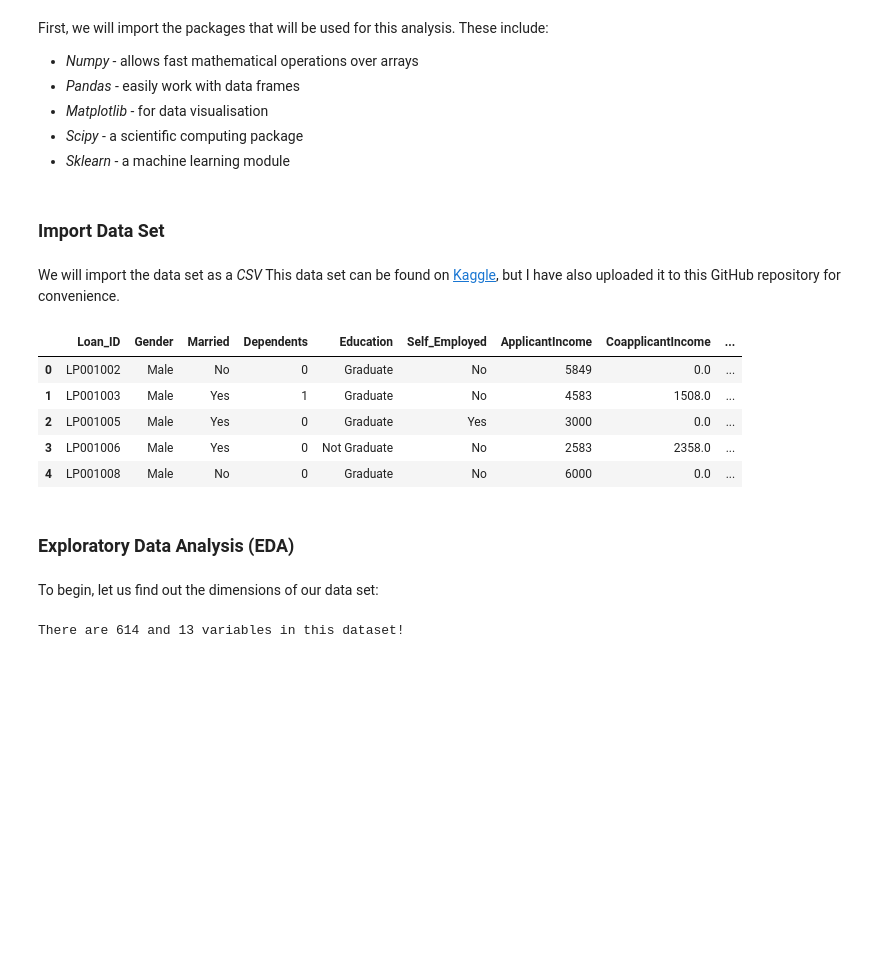
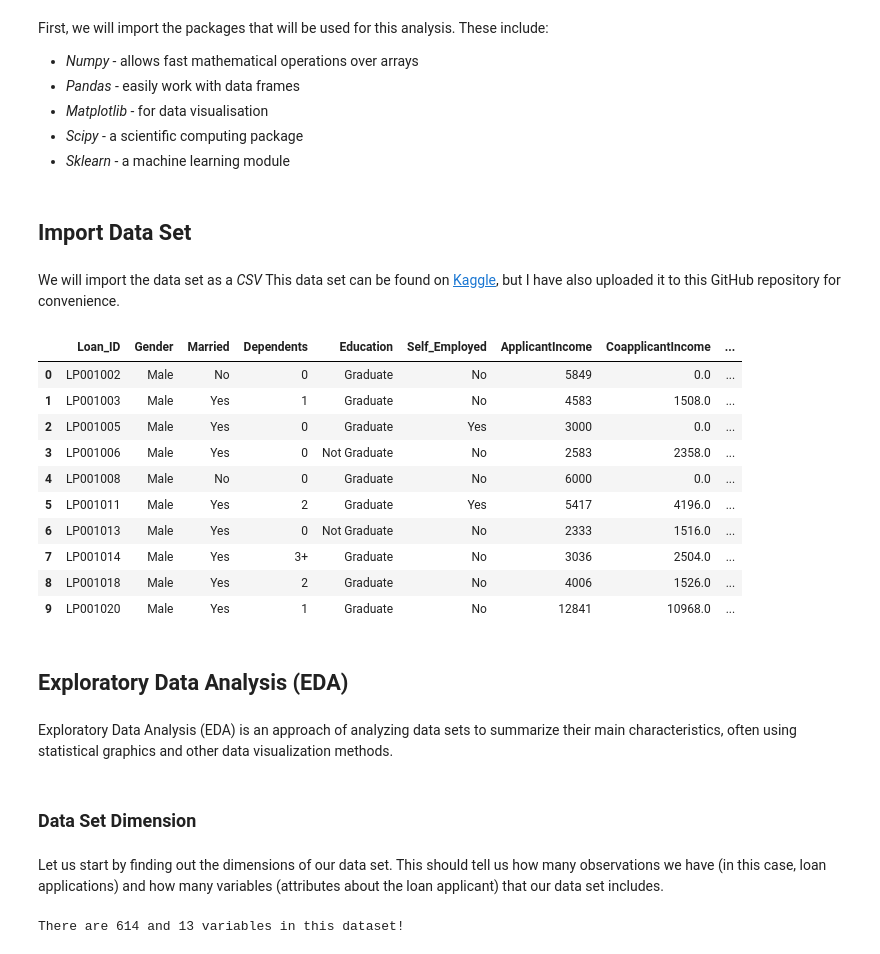
Before and after one commit to th3RFC/portfolio, a Jupyter notebook: python/Capstone Projects/Loan Approval Prediction.ipynb, the cells around one changed output. Cells and saved outputs as stored; diff of their text form; code cells hidden in the pictures; blank space fills up the shorter version.

```diff
--- a/python/Capstone Projects/Loan Approval Prediction.ipynb
+++ b/python/Capstone Projects/Loan Approval Prediction.ipynb
@@ -37,21 +37,30 @@ from sklearn.ensemble import GradientBoostingClassifier
 from xgboost import XGBClassifier
 from sklearn.model_selection import GridSearchCV, RandomizedSearchCV
 # %% [markdown]
-### Import Data Set
+## Import Data Set
 # %% [markdown]
 We will import the data set as a *CSV*  This data set can be found on [Kaggle](www.Kaggle.com), but I have also uploaded it to this GitHub repository for convenience.
 # %%
 df = pd.read_csv("https://raw.githubusercontent.com/th3RFC/portfolio/main/python/Capstone%20Projects/data/Loan%20Acceptance.csv")
-df.head()
+df.head(10)
 # %% [output]
 |  | Loan_ID | Gender | Married | Dependents | Education | Self_Employed | ApplicantIncome | CoapplicantIncome | ... |
 | 0 | LP001002 | Male | No | 0 | Graduate | No | 5849 | 0.0 | ... |
 | 1 | LP001003 | Male | Yes | 1 | Graduate | No | 4583 | 1508.0 | ... |
 | 2 | LP001005 | Male | Yes | 0 | Graduate | Yes | 3000 | 0.0 | ... |
 | 3 | LP001006 | Male | Yes | 0 | Not Graduate | No | 2583 | 2358.0 | ... |
 | 4 | LP001008 | Male | No | 0 | Graduate | No | 6000 | 0.0 | ... |
+| 5 | LP001011 | Male | Yes | 2 | Graduate | Yes | 5417 | 4196.0 | ... |
+| 6 | LP001013 | Male | Yes | 0 | Not Graduate | No | 2333 | 1516.0 | ... |
+| 7 | LP001014 | Male | Yes | 3+ | Graduate | No | 3036 | 2504.0 | ... |
+| 8 | LP001018 | Male | Yes | 2 | Graduate | No | 4006 | 1526.0 | ... |
+| 9 | LP001020 | Male | Yes | 1 | Graduate | No | 12841 | 10968.0 | ... |
 # %% [markdown]
-### Exploratory Data Analysis (EDA)
+## Exploratory Data Analysis (EDA)
-# %% [markdown]
-To begin, let us find out the dimensions of our data set:
+# %% [markdown]
+Exploratory Data Analysis (EDA) is an approach of analyzing data sets to summarize their main characteristics, often using statistical graphics and other data visualization methods.
+# %% [markdown]
+### Data Set Dimension
+# %% [markdown]
+Let us start by finding out the dimensions of our data set. This should tell us how many observations we have (in this case, loan applications) and how many variables (attributes about the loan applicant) that our data set includes.
 # %%
```
Also changed, not shown: parts of 12 cells of this notebook.
